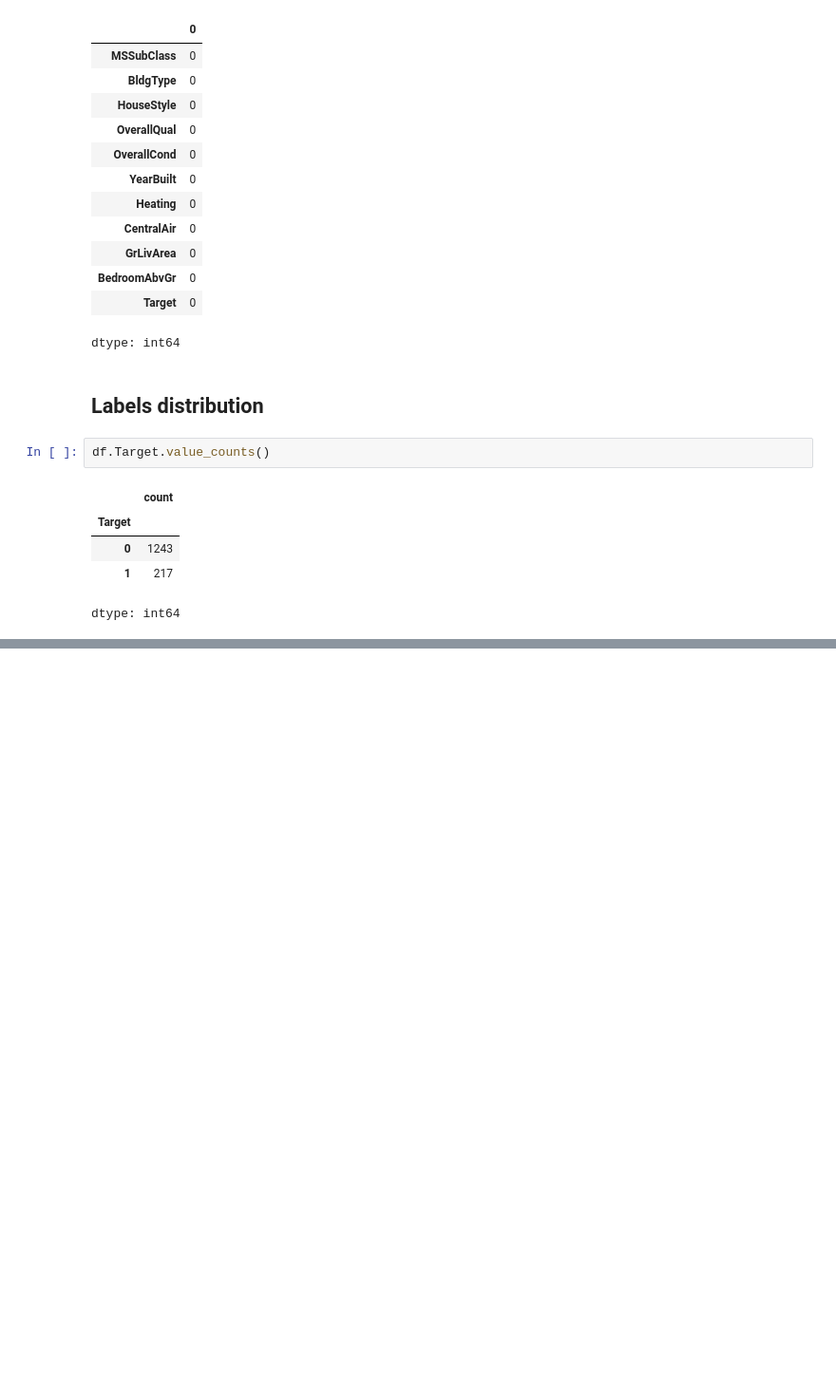
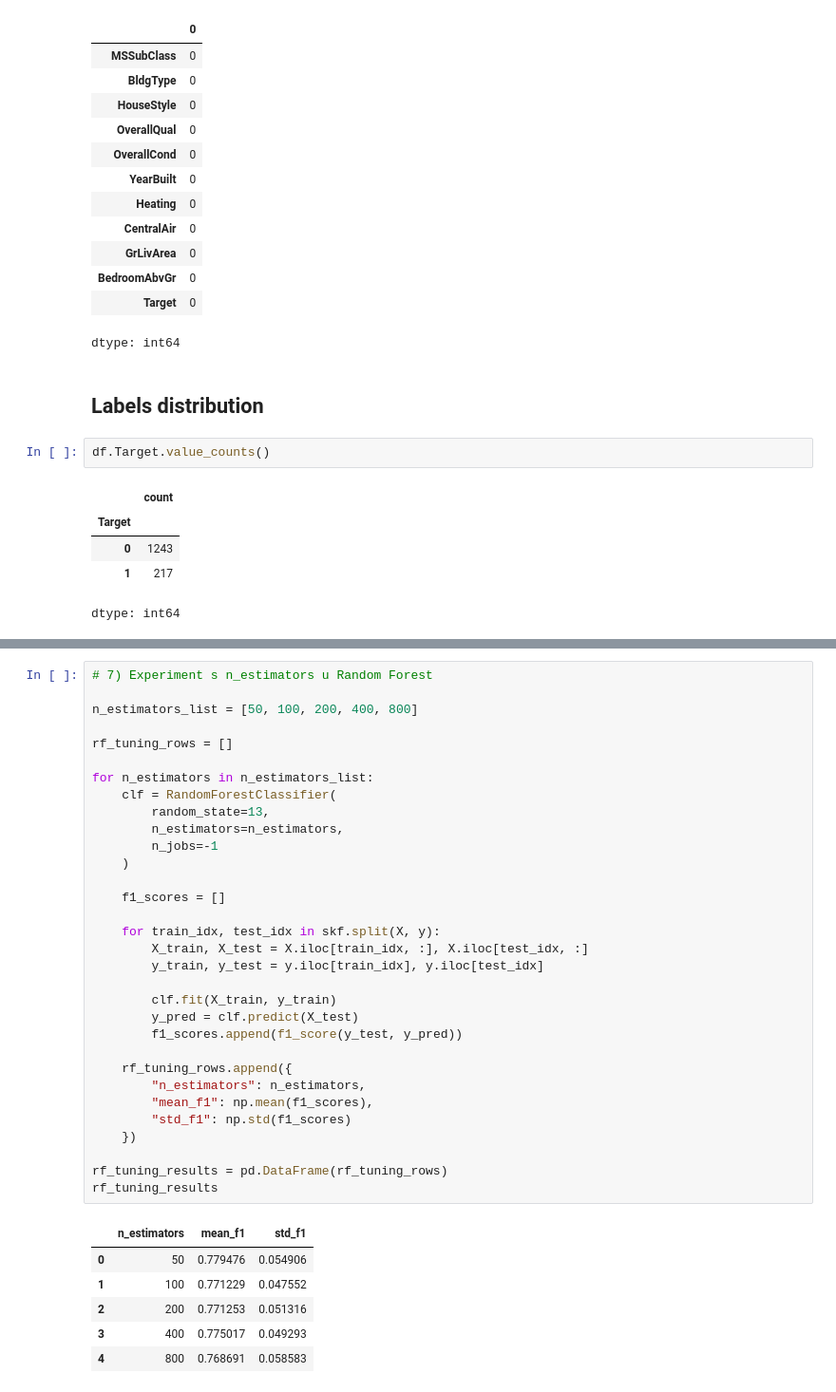
Before and after one commit to DastanJin/ZSU, a Jupyter notebook: fml_09.ipynb, the cells around one changed output, grey strips where cells are left out. Shown at 95% size. Cells and saved outputs as stored; diff of their text form; blank space fills up the shorter version.

```diff
--- a/fml_09.ipynb
+++ b/fml_09.ipynb
@@ -181,0 +491,39 @@ Complete the following tasks:
+# %%
+# 7) Experiment s n_estimators u Random Forest
+
+n_estimators_list = [50, 100, 200, 400, 800]
+
+rf_tuning_rows = []
+
+for n_estimators in n_estimators_list:
+    clf = RandomForestClassifier(
+        random_state=13,
+        n_estimators=n_estimators,
+        n_jobs=-1
+    )
+
+    f1_scores = []
+
+    for train_idx, test_idx in skf.split(X, y):
+        X_train, X_test = X.iloc[train_idx, :], X.iloc[test_idx, :]
+        y_train, y_test = y.iloc[train_idx], y.iloc[test_idx]
+
+        clf.fit(X_train, y_train)
+        y_pred = clf.predict(X_test)
+        f1_scores.append(f1_score(y_test, y_pred))
+
+    rf_tuning_rows.append({
+        "n_estimators": n_estimators,
+        "mean_f1": np.mean(f1_scores),
+        "std_f1": np.std(f1_scores)
+    })
+
+rf_tuning_results = pd.DataFrame(rf_tuning_rows)
+rf_tuning_results
+# %% [output]
+|  | n_estimators | mean_f1 | std_f1 |
+| 0 | 50 | 0.779476 | 0.054906 |
+| 1 | 100 | 0.771229 | 0.047552 |
+| 2 | 200 | 0.771253 | 0.051316 |
+| 3 | 400 | 0.775017 | 0.049293 |
+| 4 | 800 | 0.768691 | 0.058583 |
```
Also changed, not shown: parts of 12 cells of this notebook.
